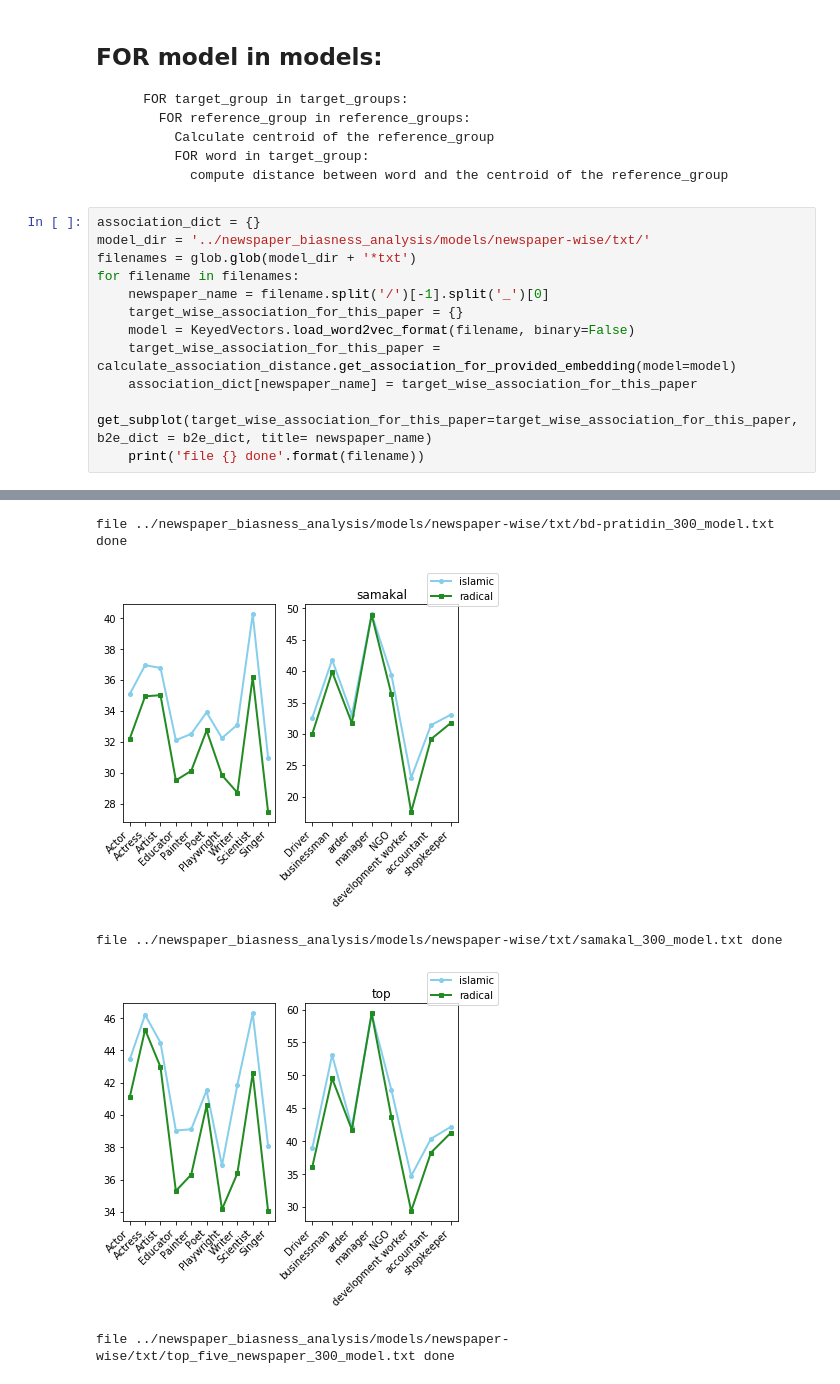
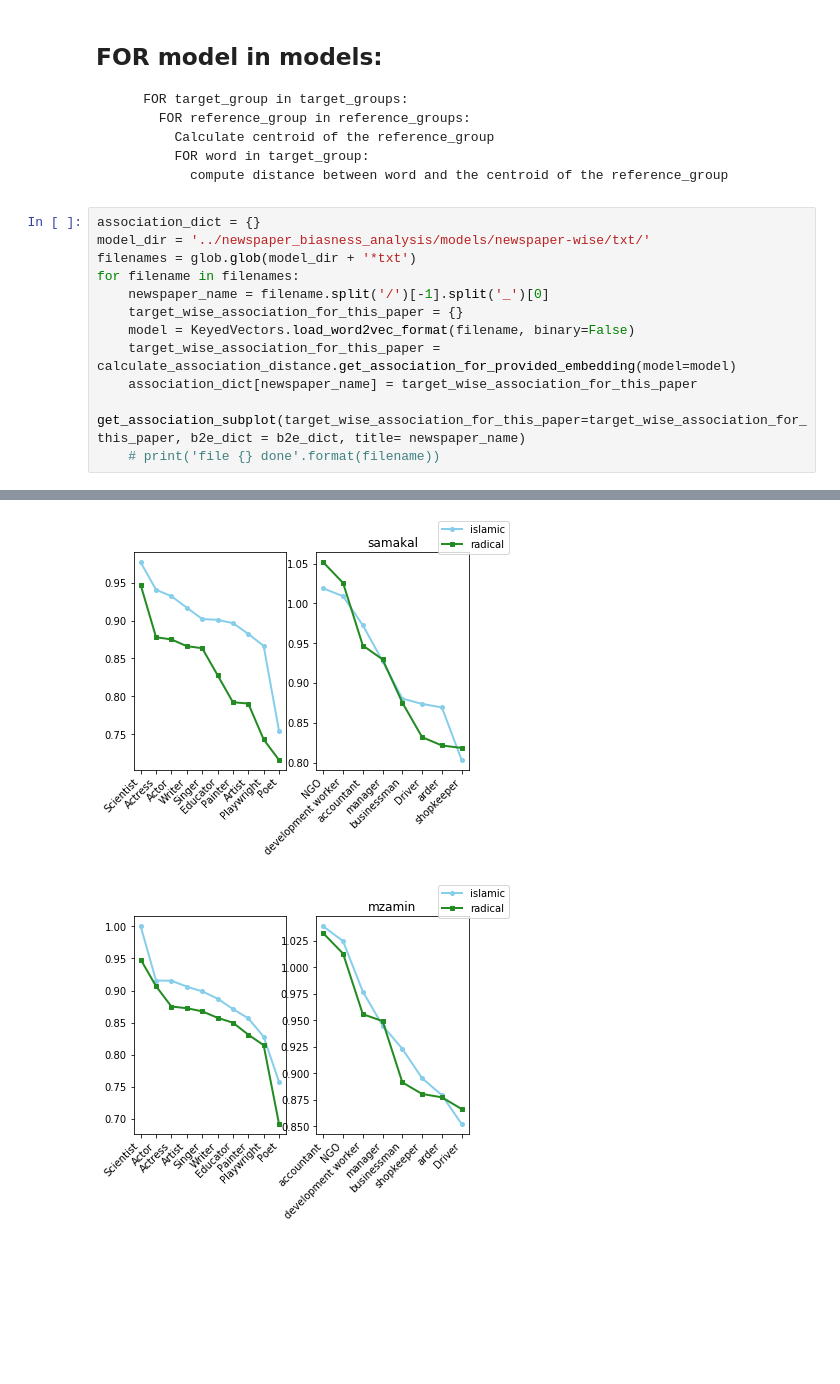
Before and after one commit to facevoid/newspaper-biasness-analysis, a Jupyter notebook: calculate_association.ipynb, the cells around one changed output, grey strips where cells are left out. Drawn from its saved outputs; the diff is of its cells as text; blank space fills up the shorter version.

Commit message:
male bias calculation, cosine similarity, sorted visualization done

```diff
--- a/calculate_association.ipynb
+++ b/calculate_association.ipynb
@@ -48,6 +48,6 @@ for filename in filenames:
     model = KeyedVectors.load_word2vec_format(filename, binary=False)
     target_wise_association_for_this_paper = calculate_association_distance.get_association_for_provided_embedding(model=model)
     association_dict[newspaper_name] = target_wise_association_for_this_paper
-    get_subplot(target_wise_association_for_this_paper=target_wise_association_for_this_paper, b2e_dict = b2e_dict, title= newspaper_name)
-    print('file {} done'.format(filename))
+    get_association_subplot(target_wise_association_for_this_paper=target_wise_association_for_this_paper, b2e_dict = b2e_dict, title= newspaper_name)
+    # print('file {} done'.format(filename))
 # %% [output]
@@ -57,5 +56,2 @@ file ../newspaper_biasness_analysis/models/newspaper-wise/txt/kalerkantho_300_mo
-file ../newspaper_biasness_analysis/models/newspaper-wise/txt/bd-pratidin_300_model.txt done
-[figure, old version]
+[figure, new version]
-file ../newspaper_biasness_analysis/models/newspaper-wise/txt/samakal_300_model.txt done
-[figure, old version]
+[figure, new version]
-file ../newspaper_biasness_analysis/models/newspaper-wise/txt/top_five_newspaper_300_model.txt done
```
Also changed, not shown: parts of 2 cells of this notebook, 6 other files.
